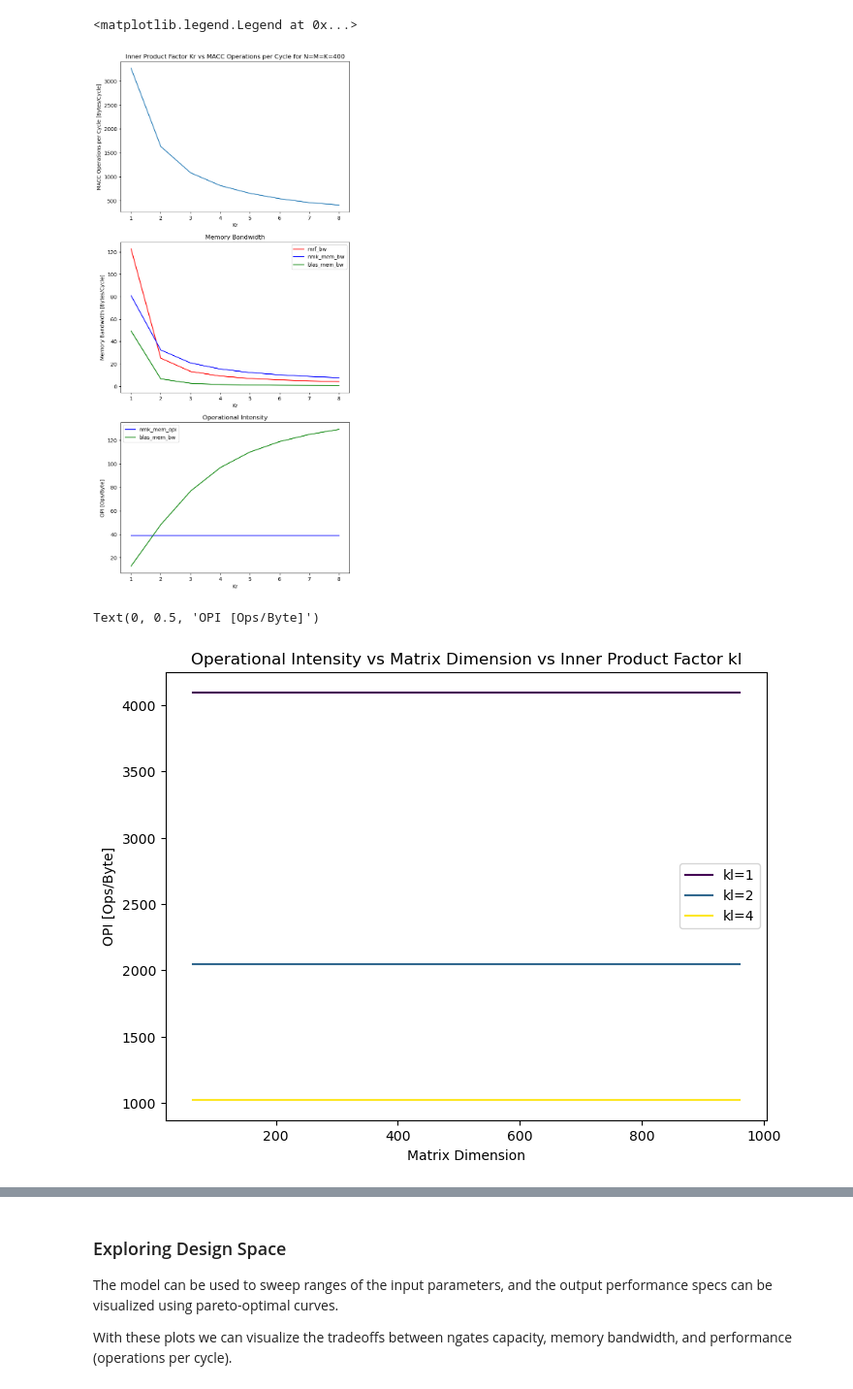
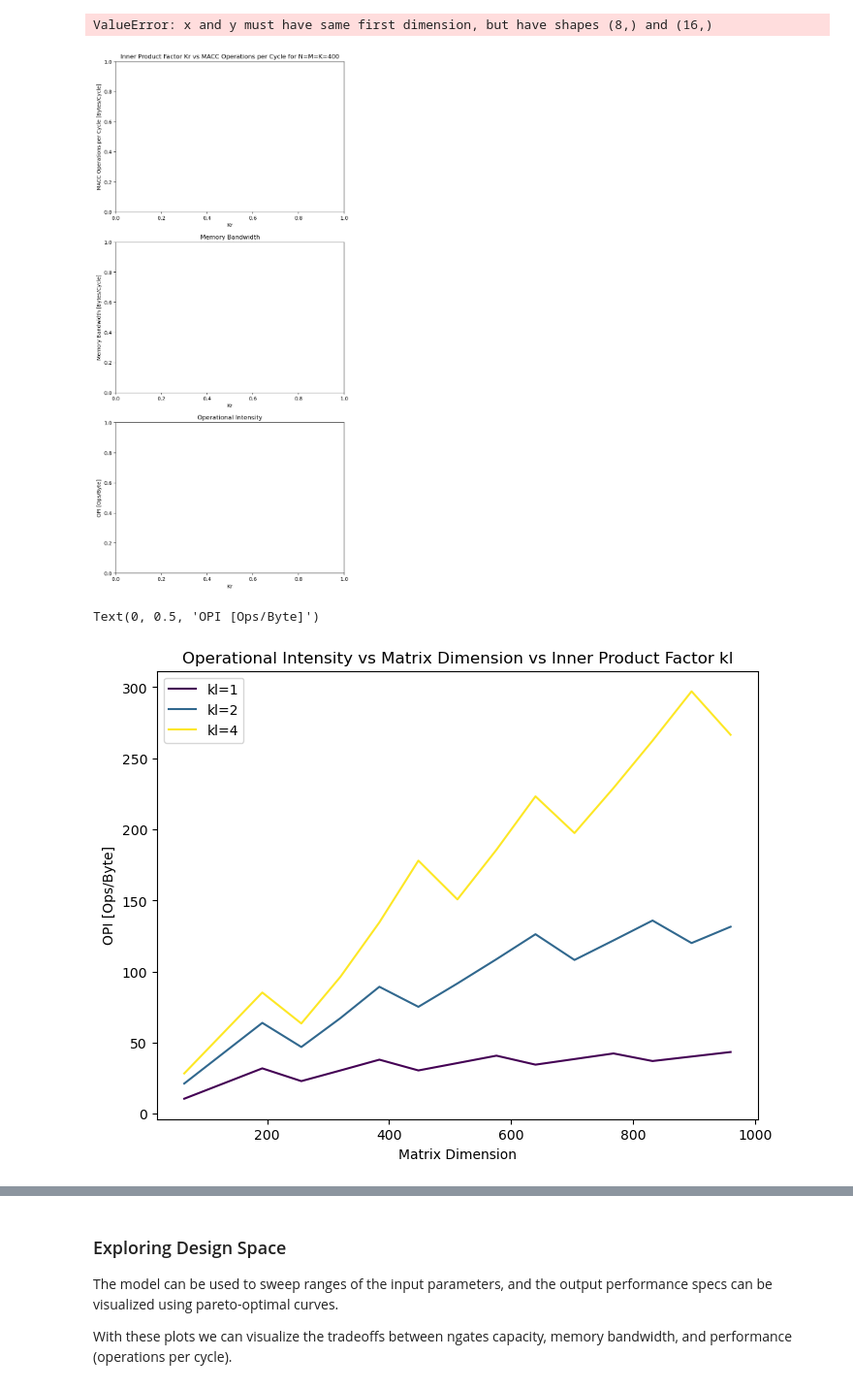
Before and after one commit to miles-rusch-berkeley/opu-model, a Jupyter notebook: reduceK.ipynb, the cells around one changed output, grey strips where cells are left out. Shown at 97% size. Drawn from its saved outputs; the diff is of its cells as text; code cells hidden in the pictures.

```diff
--- a/reduceK.ipynb
+++ b/reduceK.ipynb
@@ -12,0 +13,22 @@ import model_functions as fmodel
+# %%
+dims = np.array(range(8,64, 8))
+
+fig, axs = plt.subplots(figsize=(8,6))
+cmap = plt.get_cmap('viridis')
+norm = plt.Normalize(vmin=dims.min(), vmax=dims.max())
+for dim in dims:
+    perf_model = fmodel.init_pm(
+                        vlB=np.array([128, 256, 512])/8,
+                        kl=np.array([1,2,4]),
+                        M=np.array([dim]),
+                        N=np.array([dim]),
+                        K=np.array([dim])
+                        )
+    opc = perf_model['ops_cycle']
+    opu_area = perf_model['opu_area']
+    axs.scatter(1/opc, opu_area, color=cmap(norm(dim)))
+
+axs.legend([f'dim={dim}' for dim in dims])
+axs.set_title('Operational Intensity vs Matrix Dimension vs Inner Product Factor kl')
+axs.set_xlabel('Throughput [cycles per operation]')
+axs.set_ylabel('Area [um^2]')
@@ -66,7 +90,7 @@ axs[2].set_ylabel('OPI [Ops/Byte]')
 kls = np.array(range(1,9))
 K = 400
 perf_model = fmodel.init_pm(vlB=np.array([512/8]),
-                            mlB=np.array([512/8]),
+                            vl_ml = np.array([1,2]),
                             kl=kls,
                             M=np.array([K]),
                             N=np.array([K]),
@@ -90,39 +114,38 @@ axs[2].plot(kls, nmk_mem_opi, color='b')
 axs[2].plot(kls, blas_mem_opi, color='g')
 axs[2].legend(['nmk_mem_opi', 'blas_mem_bw'])
 # %% [output]
-<matplotlib.legend.Legend at 0x...>
+ValueError: x and y must have same first dimension, but have shapes (8,) and (16,)
-[figure, old version]
+[figure, new version]
-# %%
-kls = np.array([1,2,4])
-dims = np.array(range(64,1024, 64))
-
-perf_model = fmodel.init_pm(vlB=np.array([512/8]),
-                            mlB=np.array([512/8]),
-                            kl=kls,
-                            M=dims,
-                            N=dims,
-                            K=dims)
 # %%
+kls = np.array([1,2,4])
+dims = np.array(range(64,1024, 64))
+
 fig, axs = plt.subplots(figsize=(8,6))
 cmap = plt.get_cmap('viridis')
 norm = plt.Normalize(vmin=kls.min(), vmax=kls.max())
-
 for kl in kls:
     blas_mem_bw = np.zeros(len(dims))
     blas_mem_opi = np.zeros(len(dims))
     opc = np.zeros(len(dims))
     for i, dim in enumerate(dims):
+        perf_model = fmodel.init_pm(vlB=np.array([512/8]),
+                            vl_ml = np.array([2]),
+                            kl=kls,
+                            M=np.array([dim]),
+                            N=np.array([dim]),
+                            K=np.array([dim])
+                            )
         blas_mem_opi[i] = perf_model.xs((dim, dim, dim, kl), level=['M', 'N', 'K','kl'])['blas_mem_opi'].values
 
     axs.plot(dims, blas_mem_opi, color=cmap(norm(kl)))
 
 axs.legend([f'kl={kl}' for kl in kls])
 axs.set_title('Operational Intensity vs Matrix Dimension vs Inner Product Factor kl')
 axs.set_xlabel('Matrix Dimension')
 axs.set_ylabel('OPI [Ops/Byte]')
 # %% [output]
 Text(0, 0.5, 'OPI [Ops/Byte]')
-[figure, old version]
+[figure, new version]
 # %%
 fig, axs = plt.subplots(figsize=(8,6))
 axs.set_title('Reduction Factor Kr vs MRF Capacity')
```
Also changed, not shown: parts of 5 cells of this notebook, 4 other files.
